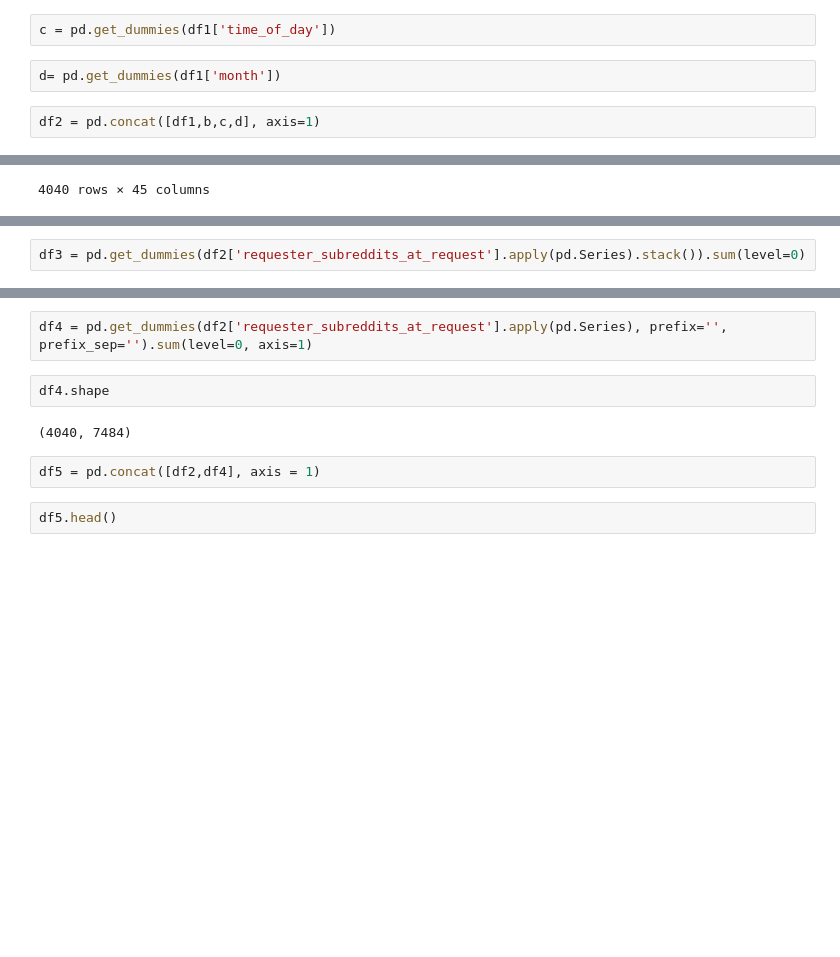
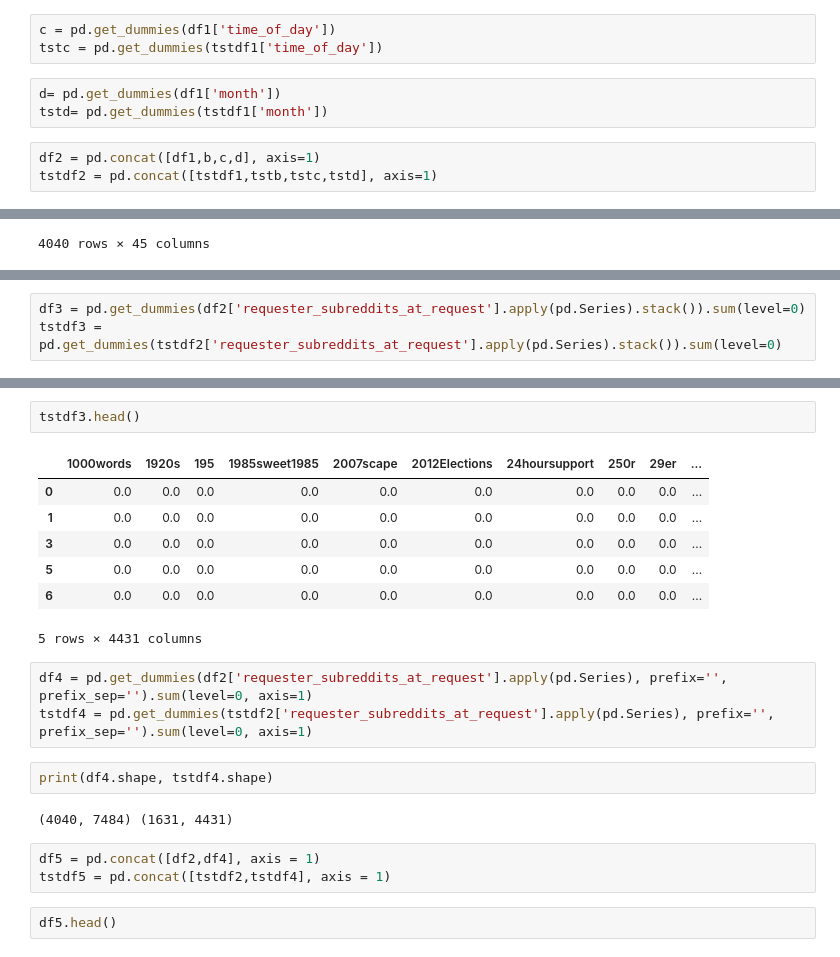
Before and after one commit to mathaholic/w207_final_proj, a Jupyter notebook: Binary Builder.ipynb, the cells around one changed output, grey strips where cells are left out. Saved outputs shown, nothing was run; the diff lists cells and outputs as text; blank space fills up the shorter version.

```diff
--- a/Binary Builder.ipynb
+++ b/Binary Builder.ipynb
@@ -164,9 +164,12 @@ b = pd.get_dummies(df1['weekday'])
 # %%
 c = pd.get_dummies(df1['time_of_day'])
+tstc = pd.get_dummies(tstdf1['time_of_day'])
 # %%
 d= pd.get_dummies(df1['month'])
+tstd= pd.get_dummies(tstdf1['month'])
 # %%
 df2 = pd.concat([df1,b,c,d], axis=1)
+tstdf2 = pd.concat([tstdf1,tstb,tstc,tstd], axis=1)
 # %%
 df2
 # %% [output]
@@ -207,2 +219,3 @@ len(subr)
 # %%
 df3 = pd.get_dummies(df2['requester_subreddits_at_request'].apply(pd.Series).stack()).sum(level=0)
+tstdf3 = pd.get_dummies(tstdf2['requester_subreddits_at_request'].apply(pd.Series).stack()).sum(level=0)
@@ -226,12 +239,24 @@ df3.head()
 5 rows × 7484 columns
+# %%
+tstdf3.head()
+# %% [output]
+|  | 1000words | 1920s | 195 | 1985sweet1985 | 2007scape | 2012Elections | 24hoursupport | 250r | 29er | ... |
+| 0 | 0.0 | 0.0 | 0.0 | 0.0 | 0.0 | 0.0 | 0.0 | 0.0 | 0.0 | ... |
+| 1 | 0.0 | 0.0 | 0.0 | 0.0 | 0.0 | 0.0 | 0.0 | 0.0 | 0.0 | ... |
+| 3 | 0.0 | 0.0 | 0.0 | 0.0 | 0.0 | 0.0 | 0.0 | 0.0 | 0.0 | ... |
+| 5 | 0.0 | 0.0 | 0.0 | 0.0 | 0.0 | 0.0 | 0.0 | 0.0 | 0.0 | ... |
+| 6 | 0.0 | 0.0 | 0.0 | 0.0 | 0.0 | 0.0 | 0.0 | 0.0 | 0.0 | ... |
+5 rows × 4431 columns
 # %%
 df4 = pd.get_dummies(df2['requester_subreddits_at_request'].apply(pd.Series), prefix='', prefix_sep='').sum(level=0, axis=1)
+tstdf4 = pd.get_dummies(tstdf2['requester_subreddits_at_request'].apply(pd.Series), prefix='', prefix_sep='').sum(level=0, axis=1)
-# %%
-df4.shape
-# %% [output]
-(4040, 7484)
+# %%
+print(df4.shape, tstdf4.shape)
+# %% [output]
+(4040, 7484) (1631, 4431)
 # %%
 df5 = pd.concat([df2,df4], axis = 1)
+tstdf5 = pd.concat([tstdf2,tstdf4], axis = 1)
 # %%
 df5.head()
 # %% [output]
```
Also changed, not shown: parts of 35 cells of this notebook.
